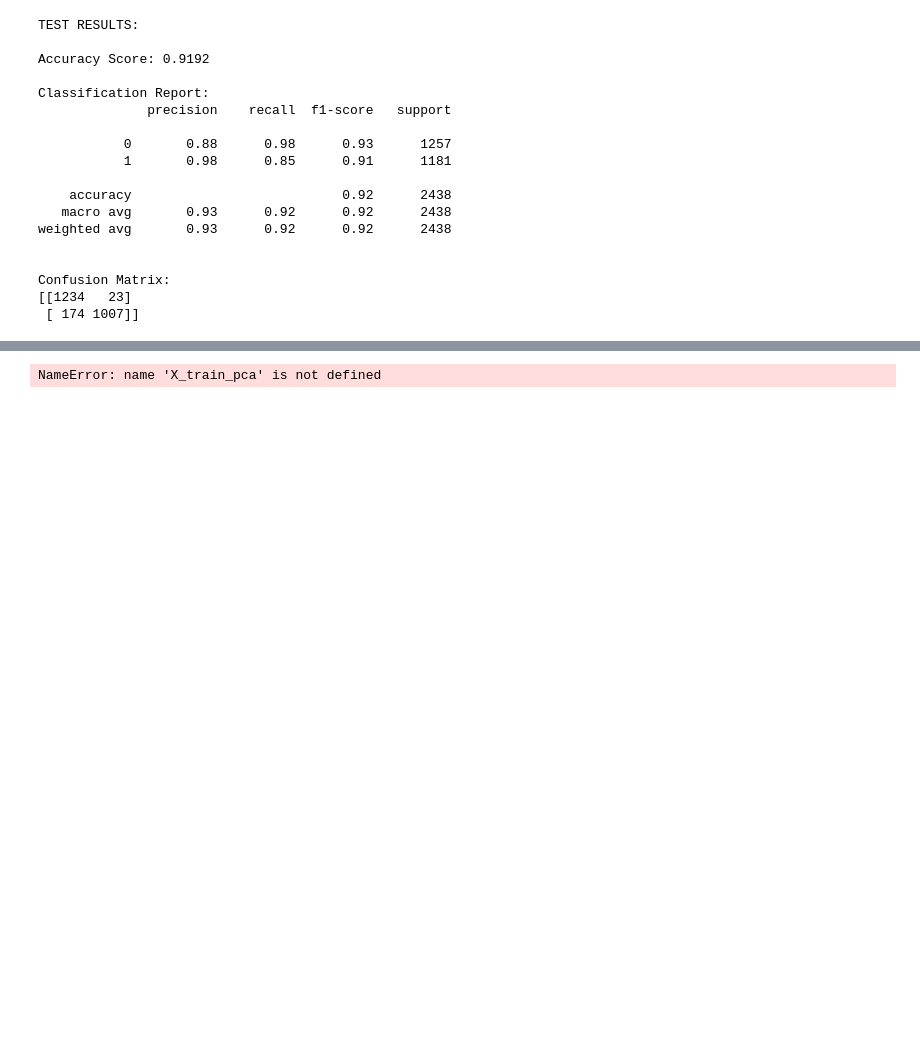
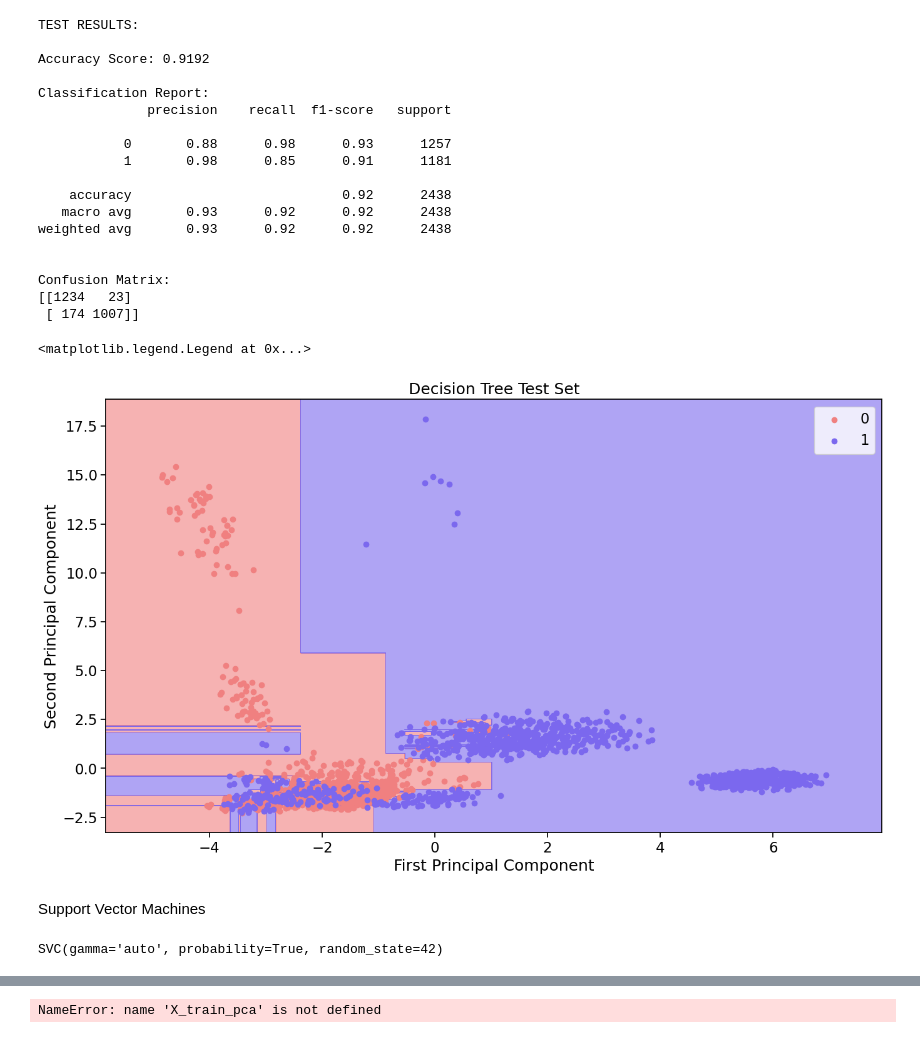
Before and after one commit to suraj101219/Mushroom_Classification, a Jupyter notebook: notebooks/ModelTraining.ipynb, the cells around one changed output, grey strips where cells are left out. Saved outputs shown, nothing was run; the diff lists cells and outputs as text; code cells hidden in the pictures; blank space fills up the shorter version.

```diff
--- a/notebooks/ModelTraining.ipynb
+++ b/notebooks/ModelTraining.ipynb
@@ -495,3 +495,35 @@ weighted avg       0.93      0.92      0.92      2438
 Confusion Matrix:
 [[1234   23]
  [ 174 1007]]
+# %%
+
+sns.set_context(context='notebook',font_scale=1.5)
+plt.figure(figsize=(16,9))
+from matplotlib.colors import ListedColormap
+X_set, y_set = X_test_pca, y_test
+X1, X2 = np.meshgrid(np.arange(start = X_set[:, 0].min() - 1, stop = X_set[:, 0].max() + 1, step = 0.01),
+                     np.arange(start = X_set[:, 1].min() - 1, stop = X_set[:, 1].max() + 1, step = 0.01))
+plt.contourf(X1, X2, dt.predict(np.array([X1.ravel(), X2.ravel()]).T).reshape(X1.shape),
+             alpha = 0.6, cmap = ListedColormap(('lightcoral', 'mediumslateblue')))
+plt.xlim(X1.min(), X1.max())
+plt.ylim(X2.min(), X2.max())
+for i, j in enumerate(np.unique(y_set)):
+    plt.scatter(X_set[y_set == j, 0], X_set[y_set == j, 1],
+                c = ListedColormap(('lightcoral', 'mediumslateblue'))(i), label = j)
+plt.title("Decision Tree Test Set")
+plt.xlabel('First Principal Component')
+plt.ylabel('Second Principal Component')
+plt.savefig("dt_pci_ts.jpeg", format='jpeg', dpi=300, bbox_inches='tight')
+plt.legend()
+# %% [output]
+<matplotlib.legend.Legend at 0x...>
+[figure, added]
+# %% [markdown]
+Support Vector Machines
+# %%
+from sklearn.svm import SVC
+
+svm = SVC(random_state=42, gamma="auto", probability=True)
+svm.fit(X_train_pca, y_train)
+# %% [output]
+SVC(gamma='auto', probability=True, random_state=42)
```
Also changed, not shown: parts of 8 cells of this notebook, 5 other files.
